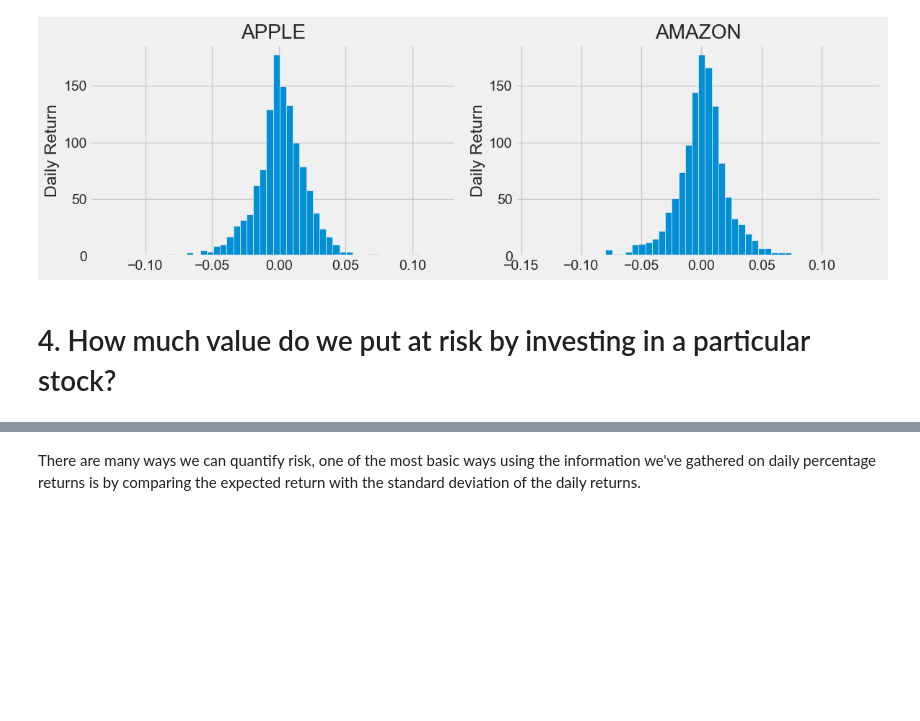
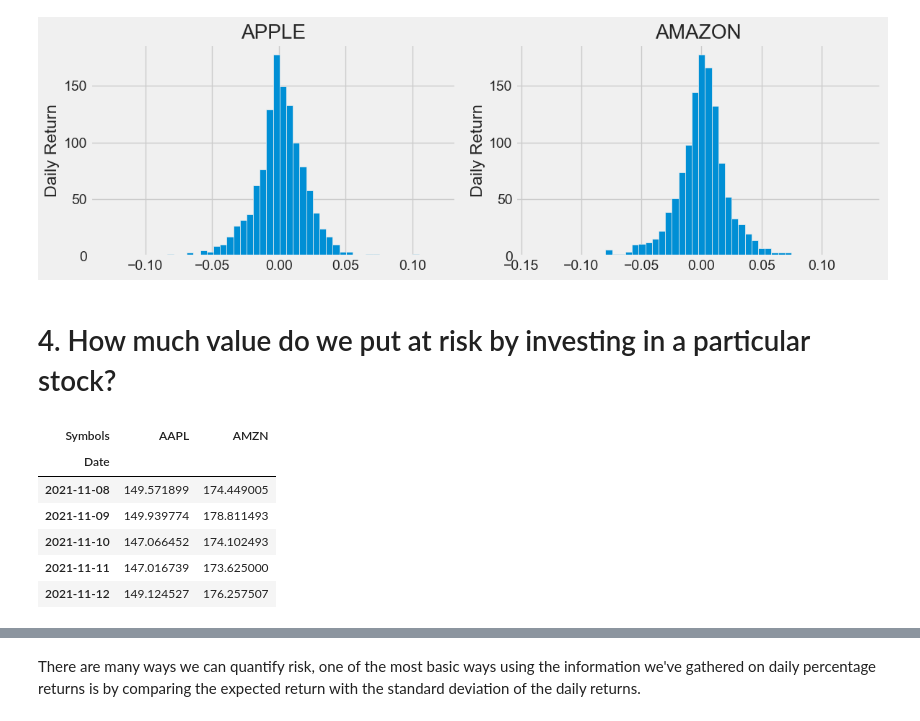
Before and after one commit to phamhuuloc/Decision-Support-System, a Jupyter notebook: stock-market-analysis-prediction.ipynb, the cells around one changed output, grey strips where cells are left out. Cells and saved outputs as stored; diff of their text form; code cells hidden in the pictures; blank space fills up the shorter version.

```diff
--- a/stock-market-analysis-prediction.ipynb
+++ b/stock-market-analysis-prediction.ipynb
@@ -252,3 +229,17 @@ plt.tight_layout()
 [figure]
 # %% [markdown]
 # 4. How much value do we put at risk by investing in a particular stock?
+# %%
+# Grab all the closing prices for the tech stock list into one DataFrame
+closing_df = DataReader(tech_list, 'yahoo', start, end)['Adj Close']
+
+# Let's take a quick look
+closing_df.head()
+# %% [output]
+| Symbols | AAPL | AMZN |
+| Date |  |  |
+| 2021-11-08 | 149.571899 | 174.449005 |
+| 2021-11-09 | 149.939774 | 178.811493 |
+| 2021-11-10 | 147.066452 | 174.102493 |
+| 2021-11-11 | 147.016739 | 173.625000 |
+| 2021-11-12 | 149.124527 | 176.257507 |
```
Also changed, not shown: parts of 6 cells of this notebook.
